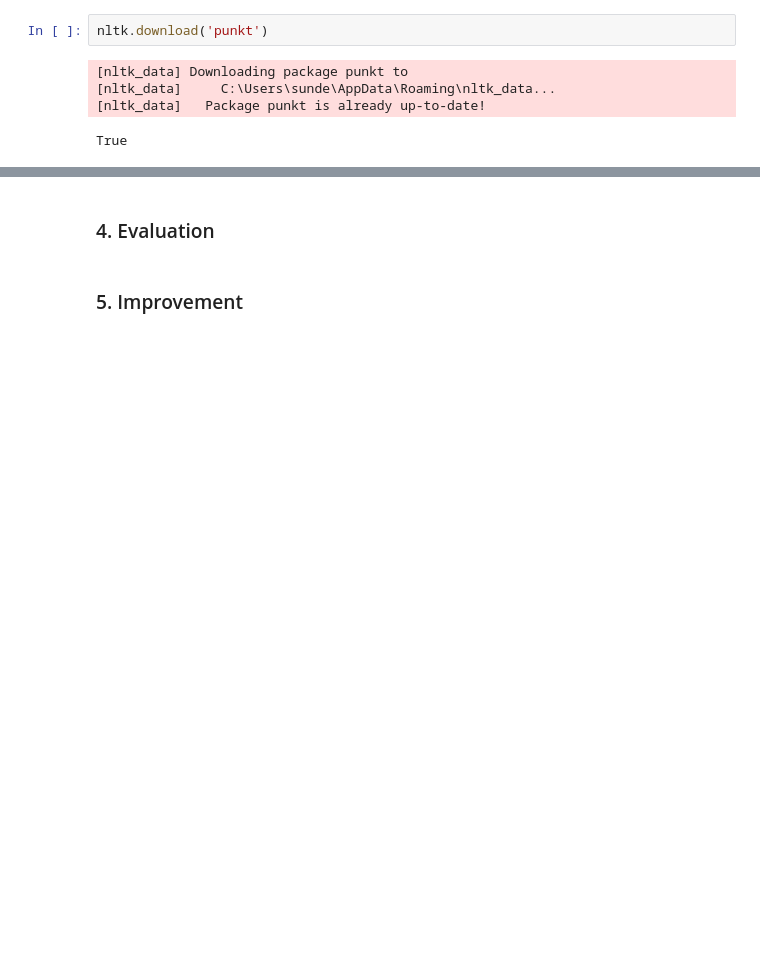
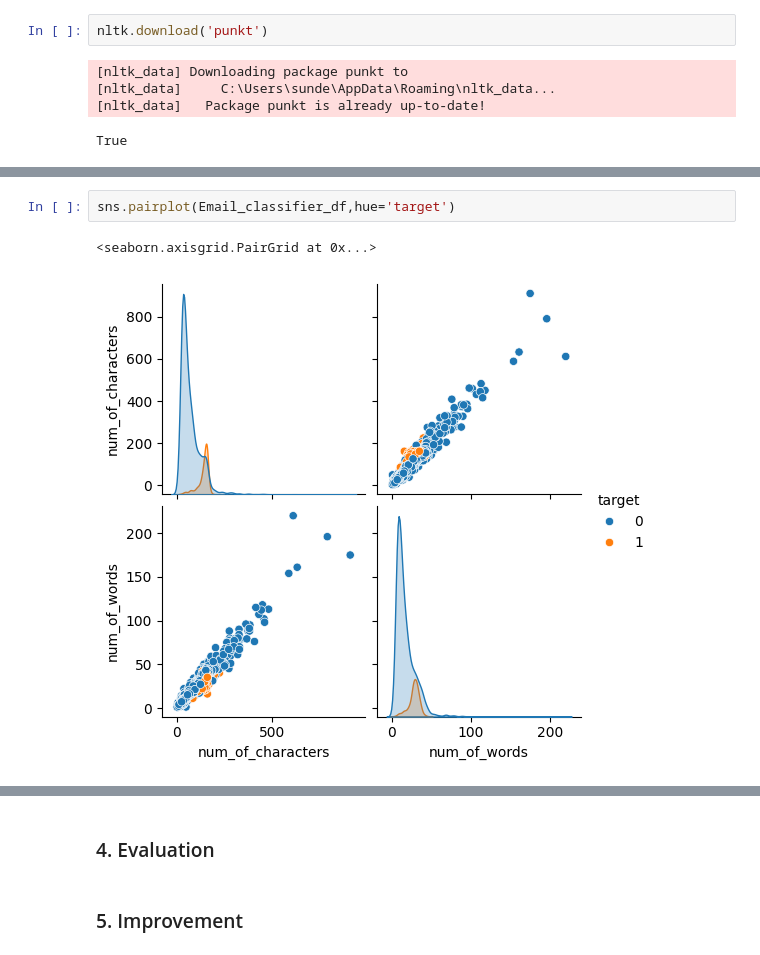
Before and after one commit to SundeepChaluvadi/Email-Spam-Classifier, a Jupyter notebook: Analysis.ipynb, the cells around one changed output, grey strips where cells are left out. Drawn from its saved outputs; the diff is of its cells as text; blank space fills up the shorter version.

```diff
--- a/Analysis.ipynb
+++ b/Analysis.ipynb
@@ -129,0 +198,5 @@ Email_classifier_df['text']
+# %%
+sns.pairplot(Email_classifier_df,hue='target')
+# %% [output]
+<seaborn.axisgrid.PairGrid at 0x...>
+[figure, added]
```
Also changed, not shown: parts of 15 cells of this notebook.
